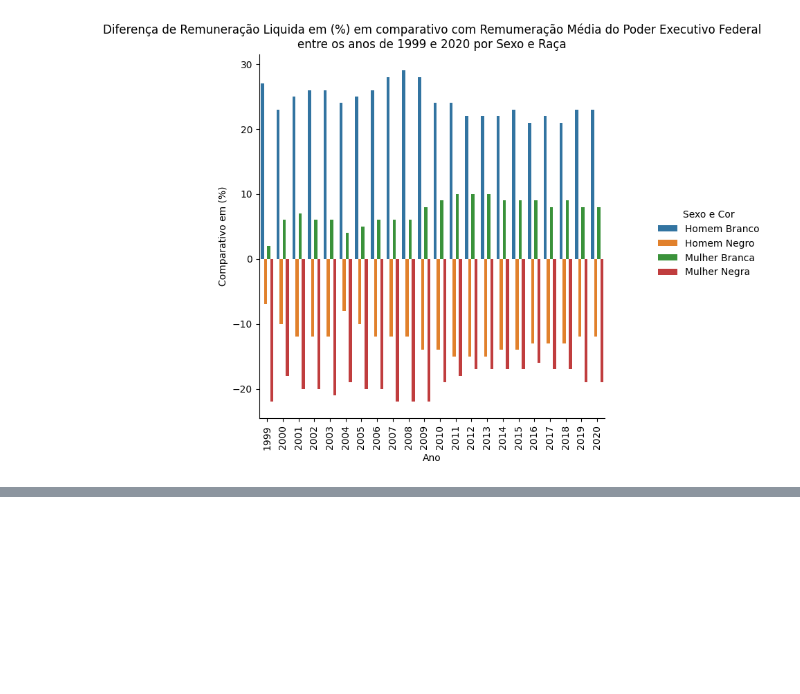
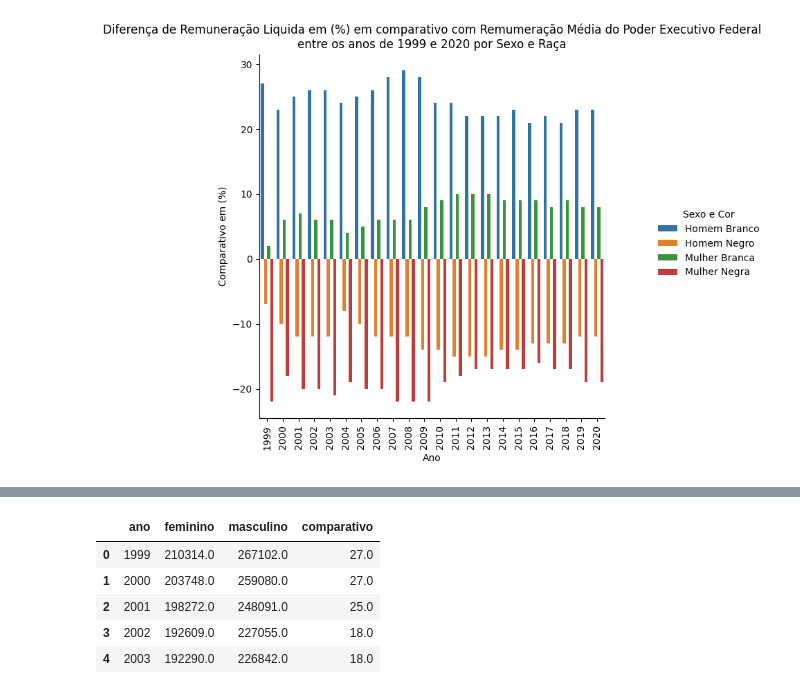
Before and after one commit to CyberBantu/Analise_Republica.org, a Jupyter notebook: analise_python_republica.ipynb, the cells around one changed output, grey strips where cells are left out. Cells and saved outputs as stored; diff of their text form; code cells hidden in the pictures; blank space fills up the shorter version.

```diff
--- a/analise_python_republica.ipynb
+++ b/analise_python_republica.ipynb
@@ -144,0 +181,11 @@ g1._legend.set_title('Sexo e Cor')
+# %%
+# criando a coluna de comparativo salarial de Homens para Mulheres
+dif_sexo['comparativo'] = round(dif_sexo['masculino'] / dif_sexo['feminino'] - 1,2)*100 # Criando o percentual de diferença de pessoal, sem contar sexo
+dif_sexo.head()
+# %% [output]
+|  | ano | feminino | masculino | comparativo |
+| 0 | 1999 | 210314.0 | 267102.0 | 27.0 |
+| 1 | 2000 | 203748.0 | 259080.0 | 27.0 |
+| 2 | 2001 | 198272.0 | 248091.0 | 25.0 |
+| 3 | 2002 | 192609.0 | 227055.0 | 18.0 |
+| 4 | 2003 | 192290.0 | 226842.0 | 18.0 |
```
Also changed, not shown: parts of 7 cells of this notebook, 1 other file.
